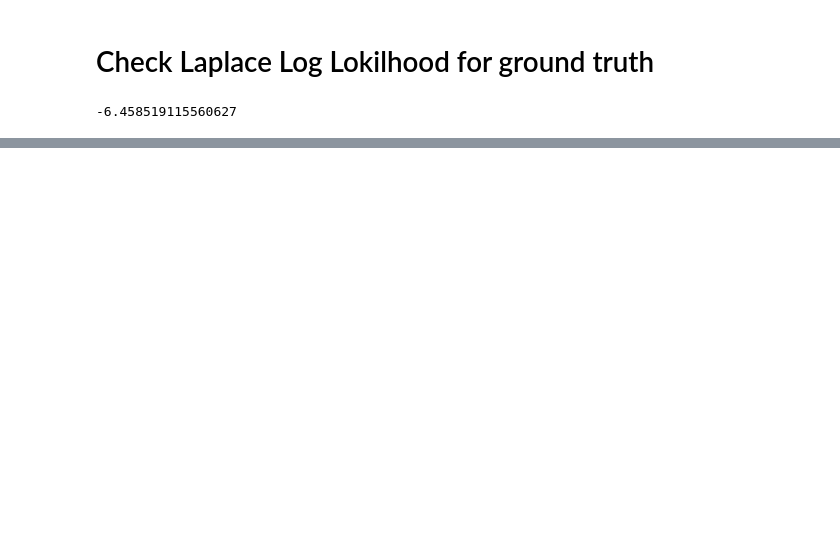
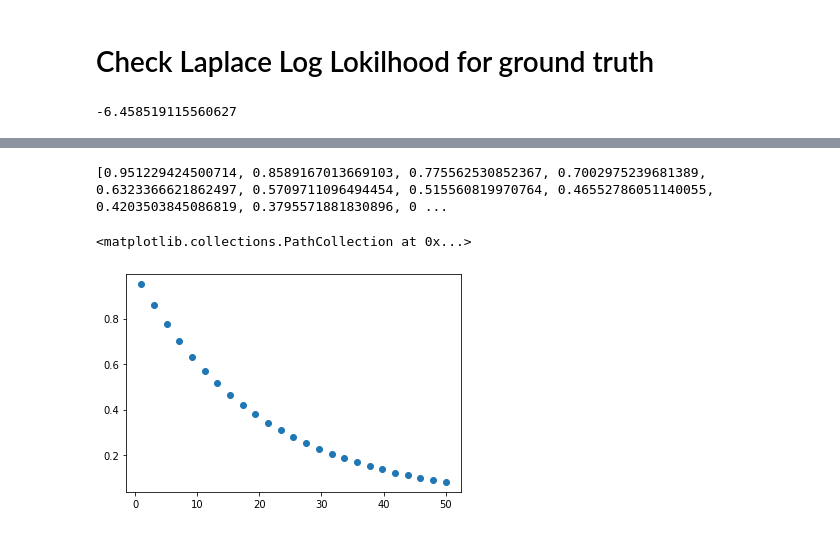
Before and after one commit to omerhac/osic-fibrosis, a Jupyter notebook: exponent_functions_eda.ipynb, the cells around one changed output, grey strips where cells are left out. Cells and saved outputs as stored; diff of their text form; code cells hidden in the pictures; blank space fills up the shorter version.

```diff
--- a/exponent_functions_eda.ipynb
+++ b/exponent_functions_eda.ipynb
@@ -95,0 +222,9 @@ metric_check(func_dict, 170)
+# %%
+points = np.linspace(1, 50, 25)
+y = [np.exp(-0.05 * point) for point in points]
+print(y)
+plt.scatter(points, y)
+# %% [output]
+[0.951229424500714, 0.8589167013669103, 0.775562530852367, 0.7002975239681389, 0.6323366621862497, 0.5709711096494454, 0.515560819970764, 0.46552786051140055, 0.4203503845086819, 0.3795571881830896, 0 ...
+<matplotlib.collections.PathCollection at 0x...>
+[figure, added]
```
Also changed, not shown: parts of 13 cells of this notebook.
